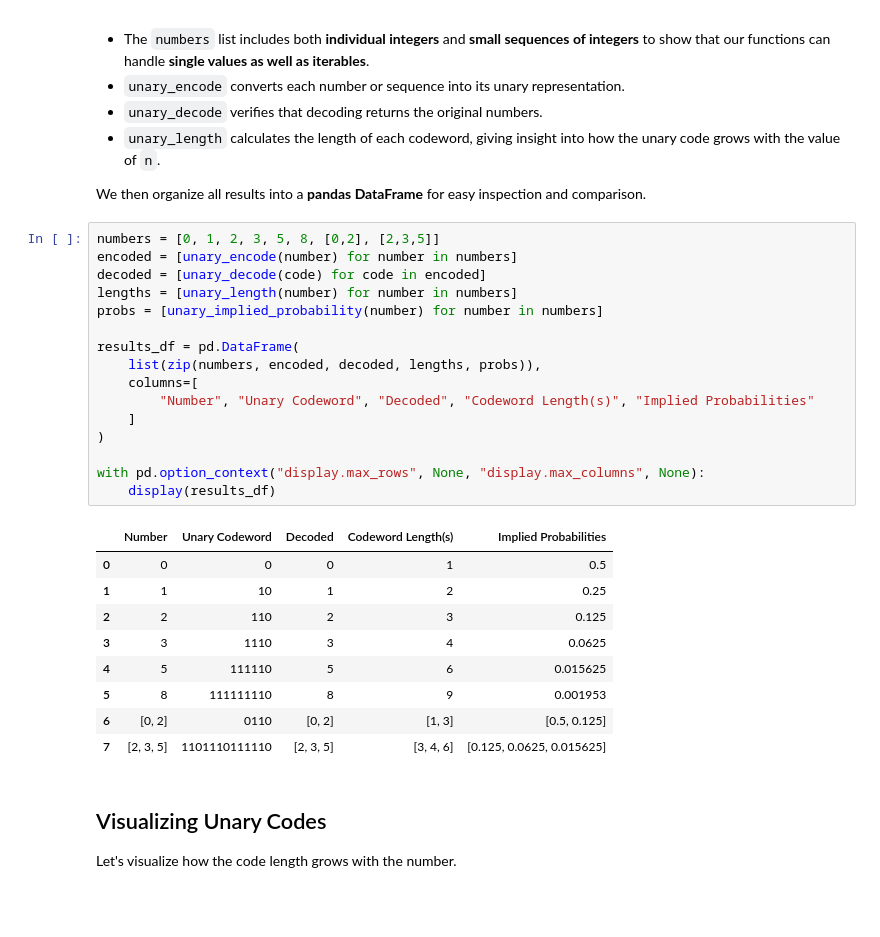
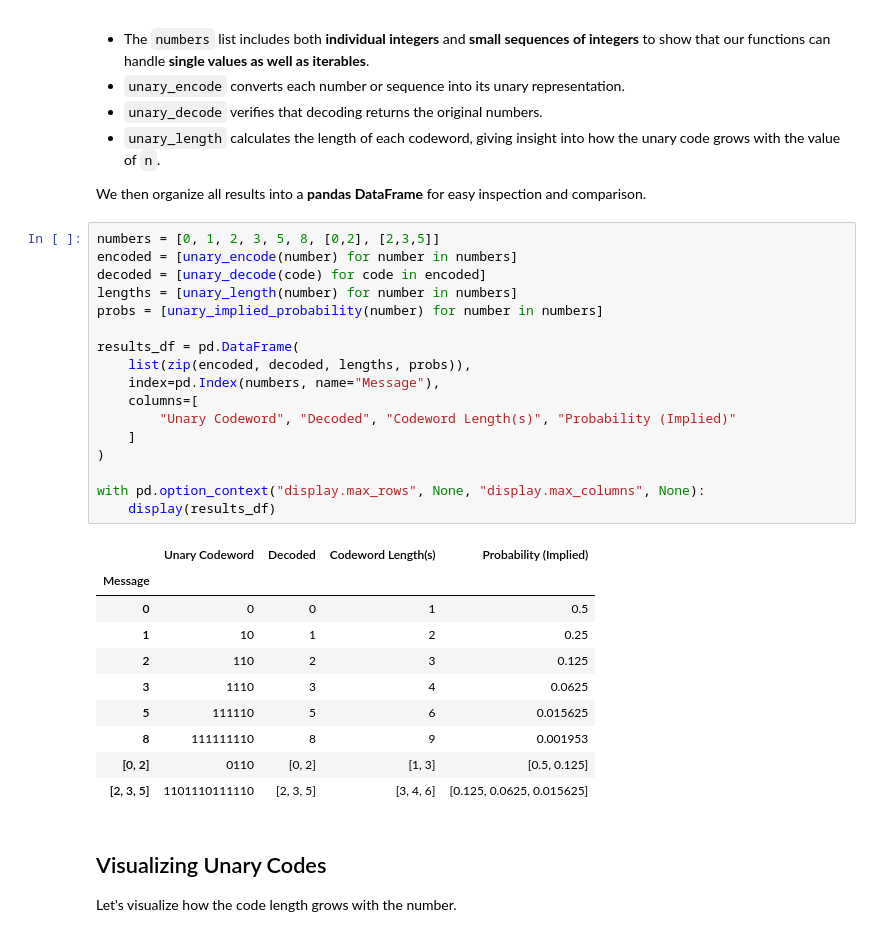
Before and after one commit to jagraves21/mdl-principle, a Jupyter notebook: coding-theory/notebooks/01-unary-code.ipynb, the cells around one changed output. Saved outputs shown, nothing was run; the diff lists cells and outputs as text; blank space fills up the shorter version.

```diff
--- a/coding-theory/notebooks/01-unary-code.ipynb
+++ b/coding-theory/notebooks/01-unary-code.ipynb
@@ -135,29 +135,31 @@ We then organize all results into a **pandas DataFrame** for easy inspection and
 # %%
 numbers = [0, 1, 2, 3, 5, 8, [0,2], [2,3,5]]
 encoded = [unary_encode(number) for number in numbers]
 decoded = [unary_decode(code) for code in encoded]
 lengths = [unary_length(number) for number in numbers]
 probs = [unary_implied_probability(number) for number in numbers]
 
 results_df = pd.DataFrame(
-    list(zip(numbers, encoded, decoded, lengths, probs)),
+    list(zip(encoded, decoded, lengths, probs)),
+    index=pd.Index(numbers, name="Message"),
     columns=[
-        "Number", "Unary Codeword", "Decoded", "Codeword Length(s)", "Implied Probabilities"
+        "Unary Codeword", "Decoded", "Codeword Length(s)", "Probability (Implied)"
     ]
 )
 
 with pd.option_context("display.max_rows", None, "display.max_columns", None):
     display(results_df)
 # %% [output]
-|  | Number | Unary Codeword | Decoded | Codeword Length(s) | Implied Probabilities |
-| 0 | 0 | 0 | 0 | 1 | 0.5 |
-| 1 | 1 | 10 | 1 | 2 | 0.25 |
-| 2 | 2 | 110 | 2 | 3 | 0.125 |
-| 3 | 3 | 1110 | 3 | 4 | 0.0625 |
-| 4 | 5 | 111110 | 5 | 6 | 0.015625 |
-| 5 | 8 | 111111110 | 8 | 9 | 0.001953 |
-| 6 | [0, 2] | 0110 | [0, 2] | [1, 3] | [0.5, 0.125] |
-| 7 | [2, 3, 5] | 1101110111110 | [2, 3, 5] | [3, 4, 6] | [0.125, 0.0625, 0.015625] |
+|  | Unary Codeword | Decoded | Codeword Length(s) | Probability (Implied) |
+| Message |  |  |  |  |
+| 0 | 0 | 0 | 1 | 0.5 |
+| 1 | 10 | 1 | 2 | 0.25 |
+| 2 | 110 | 2 | 3 | 0.125 |
+| 3 | 1110 | 3 | 4 | 0.0625 |
+| 5 | 111110 | 5 | 6 | 0.015625 |
+| 8 | 111111110 | 8 | 9 | 0.001953 |
+| [0, 2] | 0110 | [0, 2] | [1, 3] | [0.5, 0.125] |
+| [2, 3, 5] | 1101110111110 | [2, 3, 5] | [3, 4, 6] | [0.125, 0.0625, 0.015625] |
 # %% [markdown]
 ## Visualizing Unary Codes
 
```
Also changed, not shown: 2 other files.
